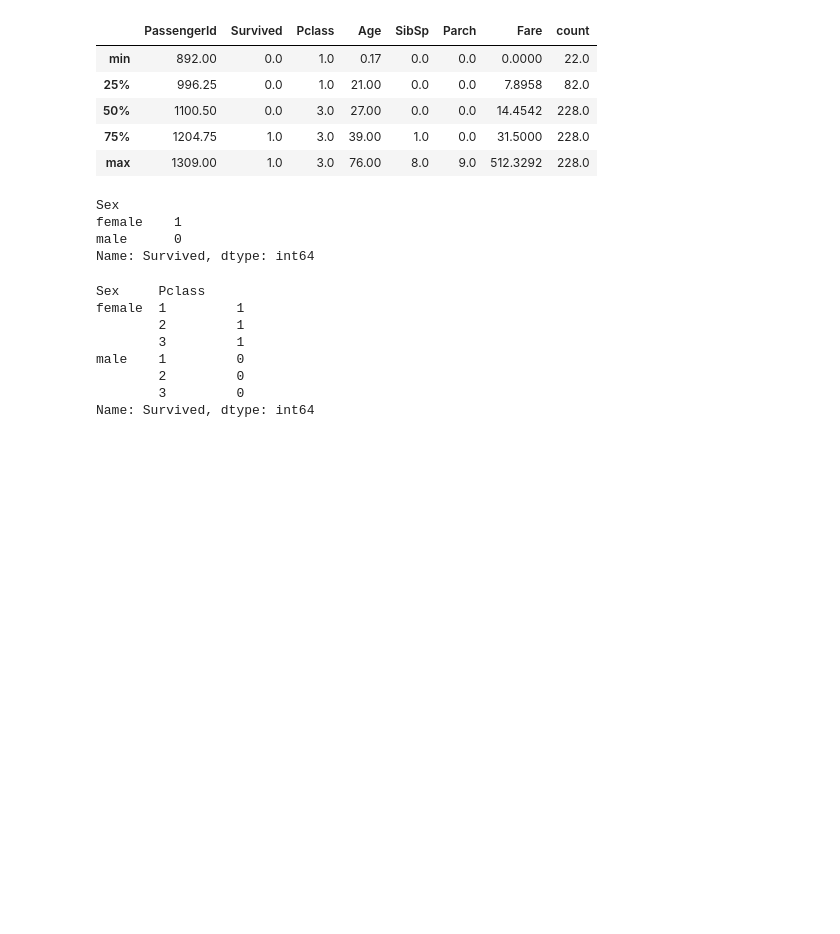
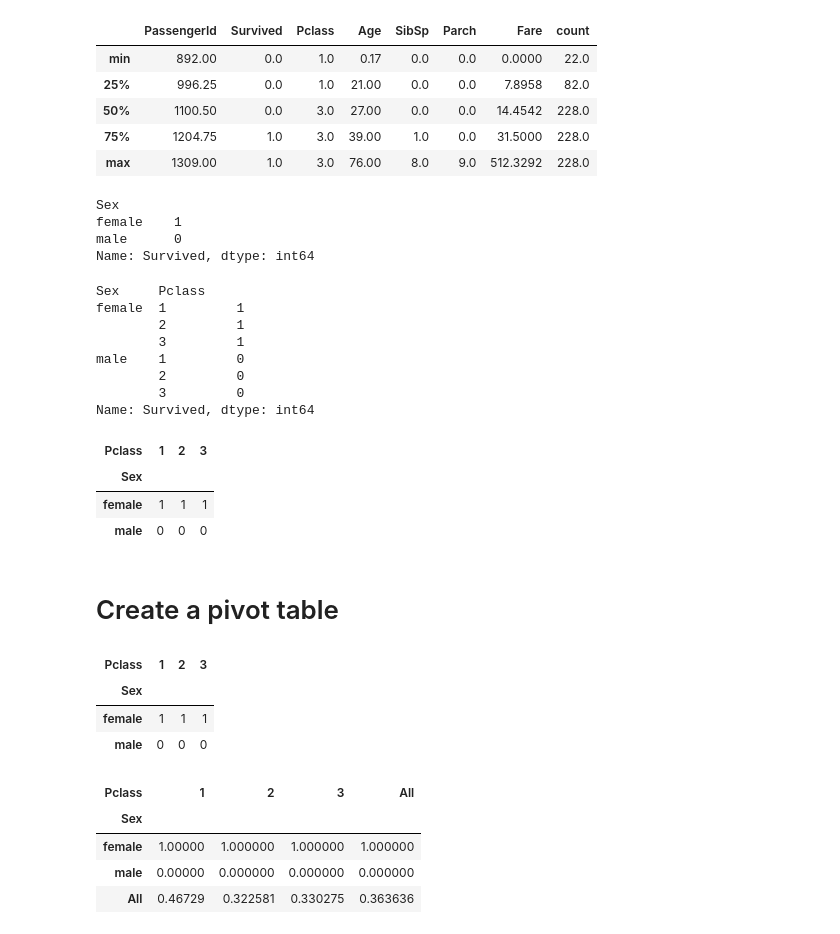
Before and after one commit to monika0603/SQL-practice, a Jupyter notebook: pandas-tricks.ipynb, the cells around one changed output. Cells and saved outputs as stored; diff of their text form; code cells hidden in the pictures; blank space fills up the shorter version.

```diff
--- a/pandas-tricks.ipynb
+++ b/pandas-tricks.ipynb
@@ -557,3 +557,29 @@ male    1         0
         2         0
         3         0
 Name: Survived, dtype: int64
+# %%
+df_stack = df.groupby(['Sex','Pclass'])['Survived'].median().unstack()
+df_stack
+# %% [output]
+| Pclass | 1 | 2 | 3 |
+| Sex |  |  |  |
+| female | 1 | 1 | 1 |
+| male | 0 | 0 | 0 |
+# %% [markdown]
+# Create a pivot table
+# %%
+# Note that pivot_table is same as the group by statement in the cell above
+df.pivot_table(index='Sex', columns='Pclass',values='Survived', aggfunc='mean')
+# %% [output]
+| Pclass | 1 | 2 | 3 |
+| Sex |  |  |  |
+| female | 1 | 1 | 1 |
+| male | 0 | 0 | 0 |
+# %%
+df.pivot_table(index='Sex', columns='Pclass',values='Survived', aggfunc='mean', margins=True)
+# %% [output]
+| Pclass | 1 | 2 | 3 | All |
+| Sex |  |  |  |  |
+| female | 1.00000 | 1.000000 | 1.000000 | 1.000000 |
+| male | 0.00000 | 0.000000 | 0.000000 | 0.000000 |
+| All | 0.46729 | 0.322581 | 0.330275 | 0.363636 |
```
Also changed, not shown: parts of 17 cells of this notebook.
